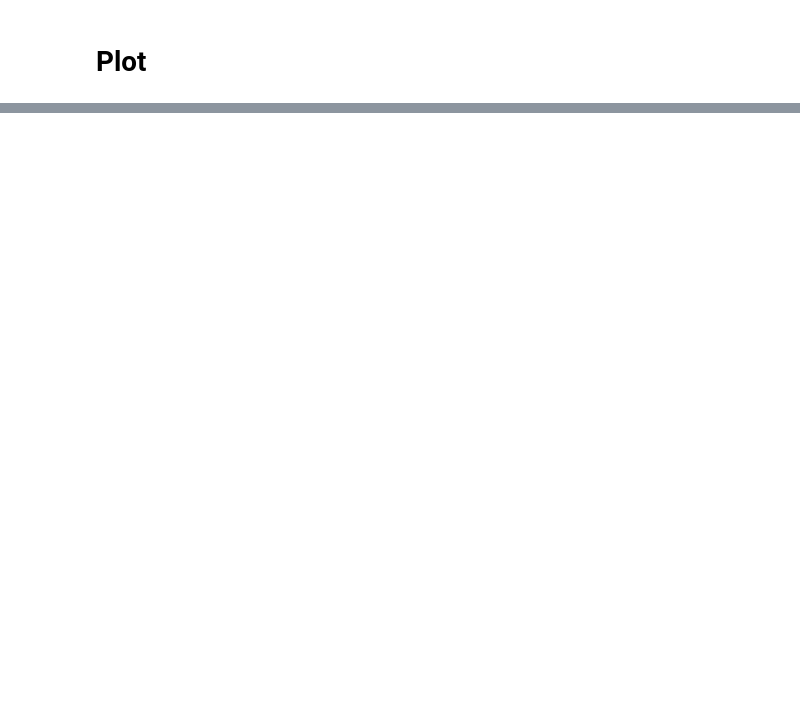
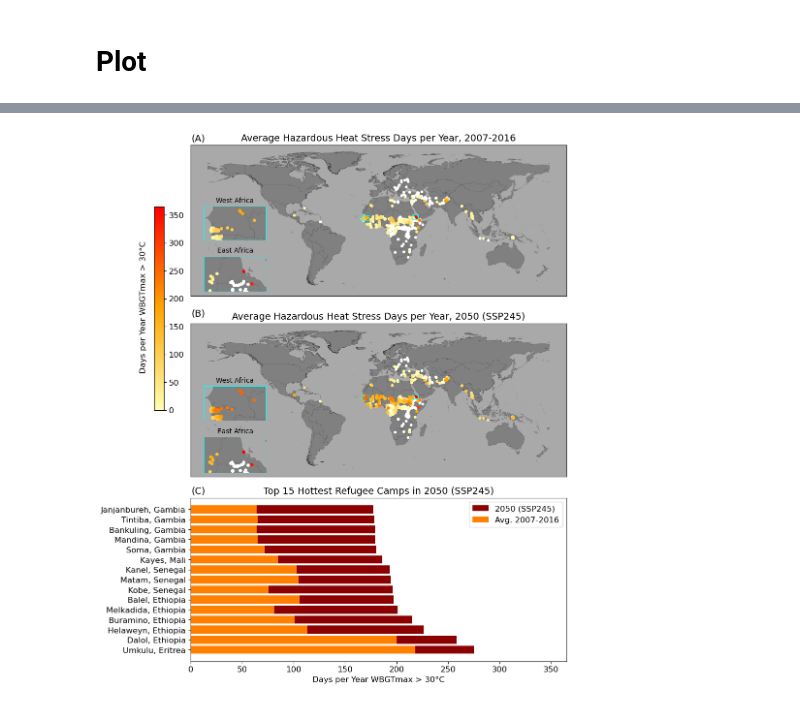
Before and after one commit to cascadet/refugee-heat, a Jupyter notebook: refugee_figure.ipynb, the cells around one changed output, grey strips where cells are left out. Drawn from its saved outputs; the diff is of its cells as text; code cells hidden in the pictures; blank space fills up the shorter version.

```diff
--- a/refugee_figure.ipynb
+++ b/refugee_figure.ipynb
@@ -59,9 +36,15 @@ data = 'wbgtmax'
 thresh = '30'
 # %%
 # files
-path_in = os.path.join('') # path to counts
-fn_in = os.path.join(path_in + ' ' + ssp + '.' + data + thresh + '.avg_count_07-16.tif')
-fn_out = os.path.join(path_in + + ssp + '.' + data + thresh + '.avg_count_07-16.shp')
+path_in = os.path.join('../../grp-ct/data/processed/CHC-CMIP6/refugees/') # path to counts
+
+# SSP 245
+# fn_in = os.path.join(path_in + ssp + '.' + data + thresh + '.avg_count_07-16.tif')
+# fn_out = os.path.join(path_in +  ssp + '.' + data + thresh + '.avg_count_07-16.shp')
+
+# obs
+fn_in = os.path.join(path_in + ssp + data + thresh + '.avg_count_07-16.tif')
+fn_out = os.path.join(path_in +  ssp + data + thresh + '.avg_count_07-16.shp')
 # %%
 # Open refugee locations
 gdf_fn = os.path.join('./wrl_prp_p_unhcr_refugees_noLBN_onlySettlements-2024_02.geojson')
@@ -97,6 +120,0 @@ zgdf
-# %%
-# check the data
-plt.style.use('seaborn-v0_8-white')
-zgdf.plot(col, cmap = 'viridis')
-#plt.xlim(97,115)
-#plt.ylim(-5,15)
@@ -140,5 +154,5 @@ with rasterio.open(fn_out, 'w', **meta) as dst:
 # %%
 # Open files
 countries = gpd.read_file('./ne_10m_admin_0_countries/ne_10m_admin_0_countries.shp')
-obs = gpd.read_file(os.path.join(path_out + 'obs.wbgtmax30.avg_count_07-16.shp'))
-ssp245 = gpd.read_file(os.path.join(path_out +  '2050_SSP245.wbgtmax30.avg_count_07-16.shp'))
+obs = gpd.read_file(os.path.join(path_in + 'wbgtmax30.avg_count_07-16.shp'))
+ssp245 = gpd.read_file(os.path.join(path_in +  '2050_SSP245.wbgtmax30.avg_count_07-16.shp'))
@@ -181,10 +196,8 @@ aspect_ratio = 1.2  # Adjust this to match your desired aspect ratio
 inset_ax1 = inset_axes(axs[0], width="140%", height="90%", loc='lower left',
                        bbox_to_anchor=(-0.1, 0.26, 0.25, 0.25), bbox_transform=axs[0].transAxes, borderpad=2)
 countries.plot(ax=inset_ax1, edgecolor='black', linewidth=0.07, facecolor='grey', zorder = 1)
-#fn_in = os.path.join('../data/processed/CHC-CMIP6/CASA/interim/obs.wbgtmax30.avg_count_07-16_zeros.tif')
-#rst = rasterio.open(fn_in)  # Open raster
-#show(rst, ax=inset_ax1, cmap=custom_hot, vmin=0, vmax=365, norm='linear', transform=rst.transform, zorder = 3)
-#countries.plot(ax=inset_ax1, edgecolor='black', linewidth=0.07, facecolor='none', zorder =3)
+
+# obs data
 data = obs.sort_values('obs')
 data = data[data['obs'] <= 0]
 data.plot(ax=inset_ax1, markersize=15, color = 'white', zorder = 2)
@@ -330,31 +343,35 @@ bbox_west_africa = patches.Rectangle(
     7.7, 5,  # Width and height (difference between xlim and ylim)
     linewidth=1, edgecolor='cyan', facecolor='none', zorder=4
 )
 axs[0].add_patch(bbox_west_africa)
 
 # Add a bounding box for the East Africa inset on the main map in Panel A (axs[0])
 bbox_east_africa = patches.Rectangle(
     (35, 13.4),  # Bottom-left corner (xmin, ymin)
     6.9, 4.6,  # Width and height (difference between xlim and ylim)
     linewidth=1, edgecolor='cyan', facecolor='none', zorder=4
 )
 axs[0].add_patch(bbox_east_africa)
 
 # Similarly, add bounding boxes for the corresponding areas on the map in Panel B (axs[1])
 bbox_west_africa_b = patches.Rectangle(
     (-17.7, 12),  # Bottom-left corner (xmin, ymin)
     7.7, 5,  # Width and height
     linewidth=1, edgecolor='cyan', facecolor='none', zorder=4
 )
 axs[1].add_patch(bbox_west_africa_b)
 
 bbox_east_africa_b = patches.Rectangle(
     (35, 13.4),  # Bottom-left corner (xmin, ymin)
     6.9, 4.6,  # Width and height
     linewidth=1, edgecolor='cyan', facecolor='none', zorder=4
 )
 axs[1].add_patch(bbox_east_africa_b)
 
 # Save the figure
-fn_out = os.path.join('../data/figs/wbgt30_refugees_update_A.png')
+fn_out = os.path.join('./wbgt30_refugees_final.png')
 plt.savefig(fn_out, dpi=300, bbox_inches='tight')
+
+plt.show()
+# %% [output]
+[figure, added]
```
Also changed, not shown: parts of 22 cells of this notebook, 4 other files.
